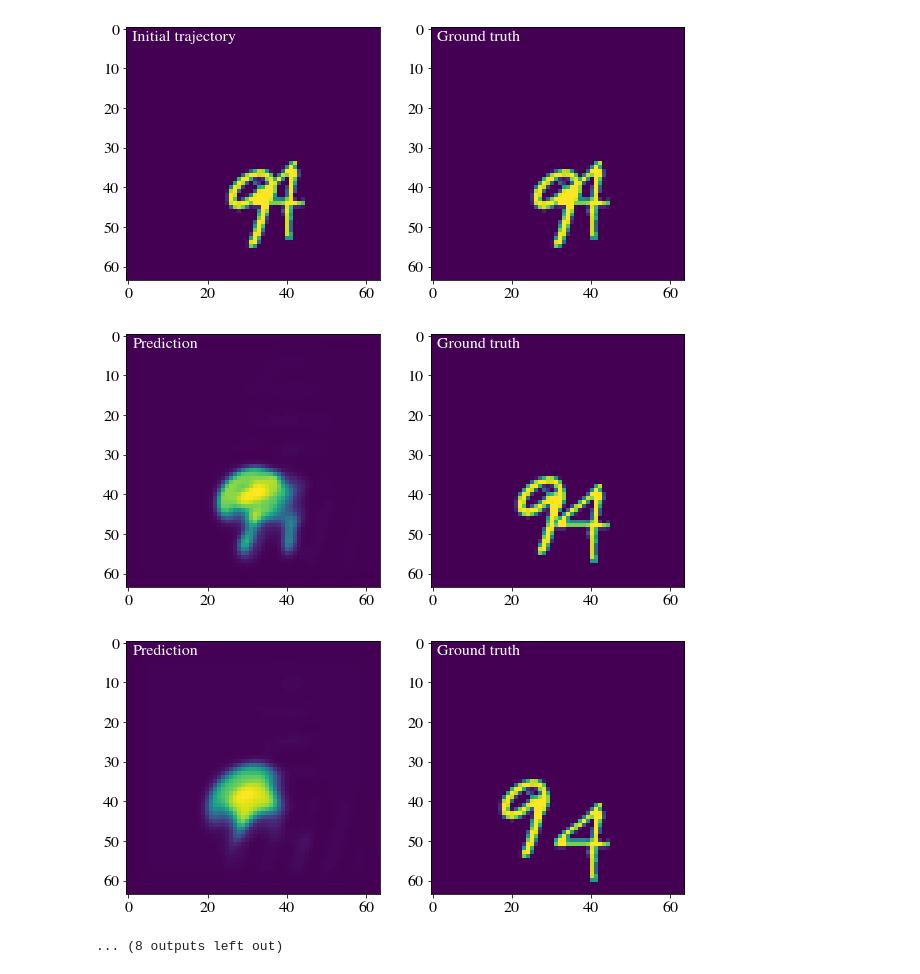
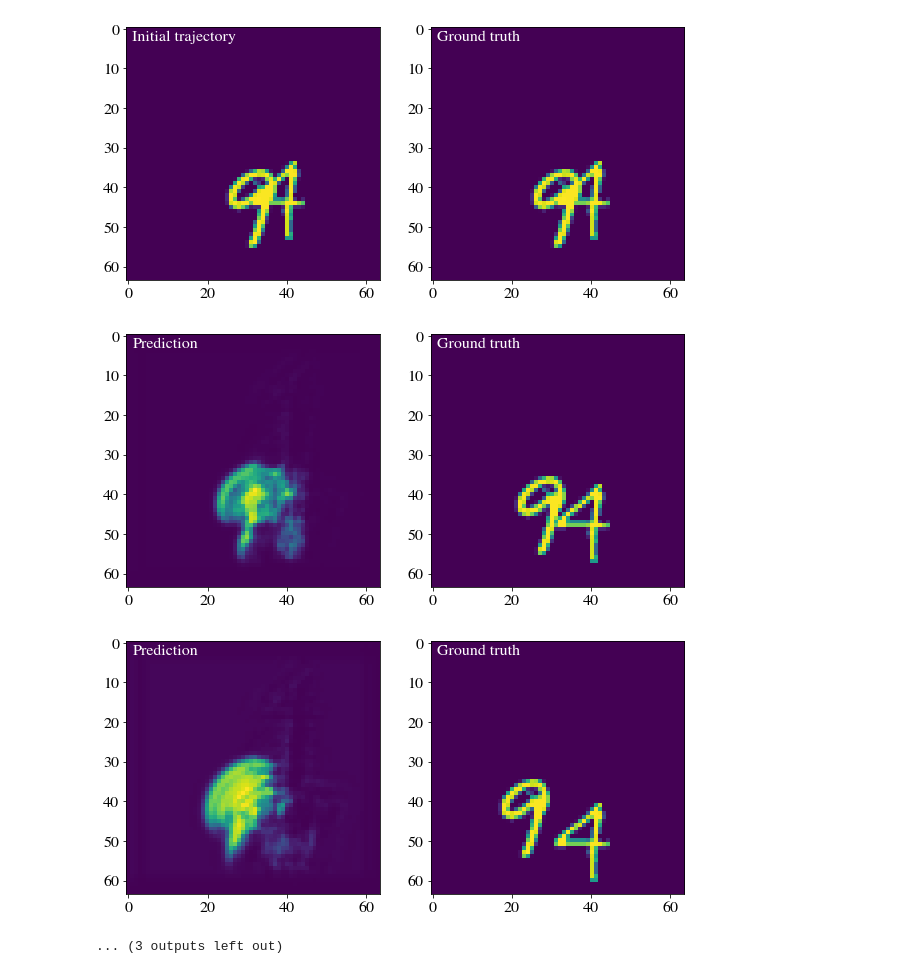
Before and after one commit to bdelorme/RainfallNowcasting, a Jupyter notebook: MovingMNIST/convLSTM.ipynb, the cells around one changed output. Drawn from its saved outputs; the diff is of its cells as text; code cells hidden in the pictures.

```diff
--- a/MovingMNIST/convLSTM.ipynb
+++ b/MovingMNIST/convLSTM.ipynb
@@ -55,12 +59,13 @@ dataset = (100, 20, 64, 64, 1)
 # %%
 # Create Input/output dataset:
 # previous frame (X_t-1) is used as input to predict next frame (y_t)
-def shift_data(data):
+def shift_data(data, cutoff):
   N = data.shape[1]
-  X = data[:, :N-1, :, :,:]
-  y = data[:, 1:N, :, :]
+  X = data[:, :cutoff, :, :, :]
+  y = data[:, 1:cutoff+1, :, :, :]
   return X, y
-X, y = shift_data(data)
+init_traj = 10
+X, y = shift_data(data, init_traj)
 print("X is:", X.shape)
 print("y is:", y.shape)
 # %% [output]
@@ -138,3 +143,23 @@ def CSI(y_gt, y_pred):
 
 def cor(y_gt, y_pred):
   return tfp.stats.correlation(y_gt, y_pred, sample_axis=None, event_axis=None)
+
+
+
+# Custom Loss
+
+def mse_modified(y_gt, y_pred, max_val=.1):
+  y_gt_pred_eq = tf.math.equal(y_gt, y_pred)
+  y_pred_0 = tf.math.equal(y_pred, 0)
+  y_both_0 = tf.math.logical_and(y_gt_pred_eq, y_pred_0)
+  num_both_0 = tf.math.count_nonzero(y_both_0, dtype=tf.dtypes.float32)
+  size_y = tf.size(y_gt, out_type=tf.dtypes.float32)
+  return tf.keras.losses.MSE(y_gt, y_pred)*size_y/(size_y - num_both_0 + 1)
+
+def ssim_loss(y_gt, y_pred, max_val=1.):
+  return 1-tf.math.reduce_mean(tf.image.ssim(y_gt, y_pred, max_val))
+
+def mse_mae_ssim_loss(y_gt, y_pred, max_val=1.):
+  return ssim_loss(y_gt, y_pred, max_val) + \
+         tf.keras.losses.MSE(y_gt, y_pred) + \
+         tf.keras.losses.MAE(y_gt, y_pred)
@@ -153,9 +168,9 @@ def mse_mae_ssim_loss(y_gt, y_pred, max_val=1.):
 model = model_init()
 # Build optimizer
 model.compile(optimizer=tf.keras.optimizers.Adam(),
-              loss='mse',
+              loss=mse_modified,
               metrics=['acc', ssim, psnr, POD, FAR, CSI, cor])
 # Fit the model
-history = model.fit(X, y, batch_size=5, epochs=10, validation_split=0.1)
+history = model.fit(X, y, batch_size=50, epochs=10, validation_split=0.1)
 # %% [output]
 Epoch 1/10
@@ -270,9 +267,8 @@ files.download('cor.png')
 # %%
 # Select a random observation, initial trajectory and predicted trajectory
 itest = 50
-init_traj = 10
-pred_traj = data.shape[1] - init_traj
-track = X[itest, :init_traj, :, :, :]
+pred_traj = 5
+track = X[itest, :, :, :, :]
 for i in range(pred_traj):
   new_pos = model.predict(track[None, :, :, :, :])
   track = np.concatenate((track, new_pos[:, -1, :, :, :]), axis=0)
@@ -288,34 +279,33 @@ track: (20, 64, 64, 1)
 # %%
 # Plot results
 true_track = data[itest, :, :, :, 0]
 
-for i in range(20):
+for i in range(init_traj+pred_traj):
     plt.figure(figsize=(10, 5))
 
     plt.subplot(121)
     if i >= init_traj:
         plt.text(1, 3, 'Prediction', color='w')
     else:
         plt.text(1, 3, 'Initial trajectory', color='w')
     plt.imshow(track[i, :, :, 0])
 
     plt.subplot(122)
     plt.text(1, 3, 'Ground truth', color='w')
     plt.imshow(true_track[i, :, :])
 
-    plt.savefig('anim_%i.png' % (i+1))
     #files.download('anim_%i.png' % (i+1))
 # %% [output]
 [figure]
 [figure]
 [figure]
 [figure]
 [figure]
 [figure]
 [figure]
 [figure]
 [figure]
 [figure]
-[figure, old version]
+[figure, new version]
-[figure, old version]
+[figure, new version]
-... (8 outputs left out)
+... (3 outputs left out)
```
Also changed, not shown: parts of 9 cells of this notebook, 2 other files.
